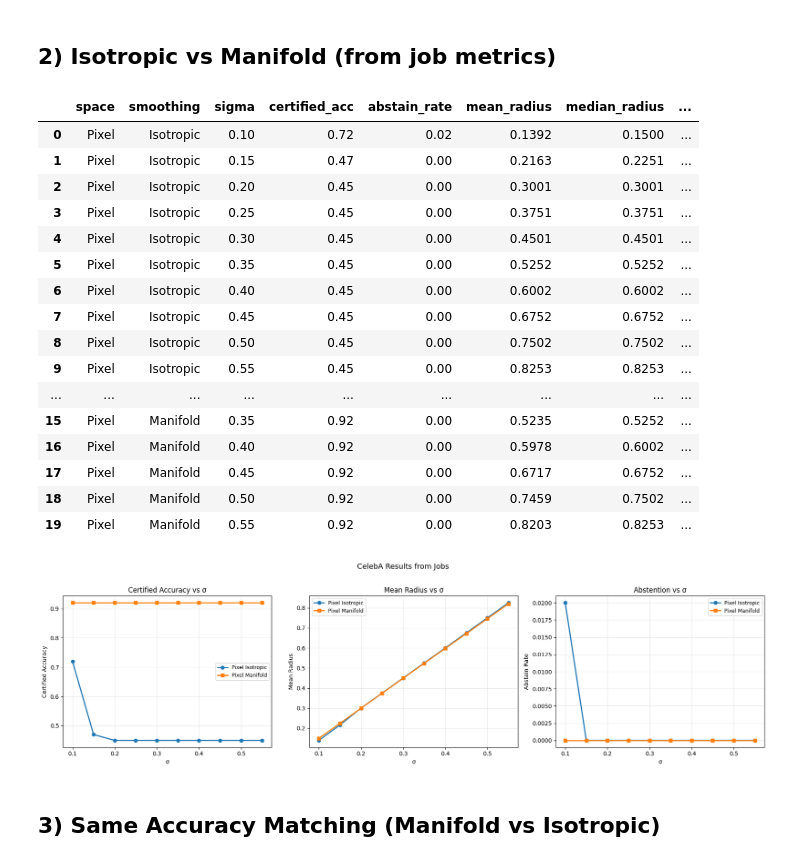
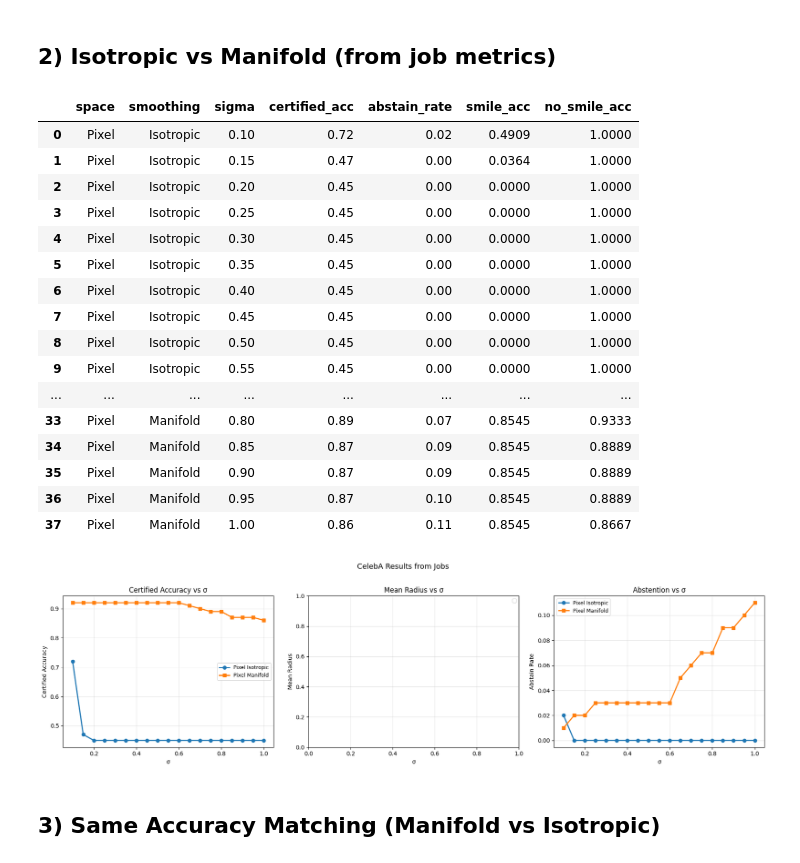
Before and after one commit to daniyaniazi/RandomizedSmothingmanifold, a Jupyter notebook: notebooks/CelebA_NewVolume_Results_Analysis.ipynb, the cells around one changed output. Saved outputs shown, nothing was run; the diff lists cells and outputs as text; code cells hidden in the pictures.

```diff
--- a/notebooks/CelebA_NewVolume_Results_Analysis.ipynb
+++ b/notebooks/CelebA_NewVolume_Results_Analysis.ipynb
@@ -45,28 +45,29 @@ MODES = ["pixel_isotropic", "pixel_manifold", "latent_isotropic", "latent_manifo
 # ]
 
 SIGMAS_ALL = [
-    "sigma_0_01",
-    "sigma_0_03",
-    "sigma_0_05",
-    "sigma_0_07",
+    # "sigma_0_01",
+    # "sigma_0_03",
+    # "sigma_0_05",
+    # "sigma_0_07",
     "sigma_0_10",
-    "sigma_0_12",
     "sigma_0_15",
-    "sigma_0_17",
     "sigma_0_20",
-    "sigma_0_22",
     "sigma_0_25",
-    "sigma_0_27",
     "sigma_0_30",
-    "sigma_0_32",
     "sigma_0_35",
-    "sigma_0_37",
     "sigma_0_40",
-    "sigma_0_42",
     "sigma_0_45",
-    "sigma_0_47",
     "sigma_0_50",
     "sigma_0_55",
+    "sigma_0_60",
+    "sigma_0_65",
+    "sigma_0_70",
+    "sigma_0_75",
+    "sigma_0_80",
+    "sigma_0_85",
+    "sigma_0_90",
+    "sigma_0_95",
+    "sigma_1_00",
 ]
 def sigma_val(s: str) -> float:
     return float(s.replace("sigma_", "").replace("_", "."))
@@ -108,8 +109,8 @@ for mode in MODES:
         if m is None or m.get("_status") == "running":
             continue
 
-        vol = m.get('volume', {}) if isinstance(m, dict) else {}
-        geo = vol.get('geometry', {}) if isinstance(vol, dict) else {}
+        # vol = m.get('volume', {}) if isinstance(m, dict) else {}
+        # geo = vol.get('geometry', {}) if isinstance(vol, dict) else {}
 
         rows.append({
             # "mode": mode_label(mode),
@@ -118,63 +119,66 @@ for mode in MODES:
             "sigma": sigma_val(sig),
             "certified_acc": m.get("certified_accuracy", np.nan),
             "abstain_rate": m.get("abstain_rate", np.nan),
-            "mean_radius": m.get("mean_radius", np.nan),
-            "median_radius": m.get("median_radius", np.nan),
-            "certified_correct": m.get("certified_correct", np.nan),
+            # "mean_radius": m.get("mean_radius", np.nan),
+            # "median_radius": m.get("median_radius", np.nan),
+            # "certified_correct": m.get("certified_correct", np.nan),
             # "total": m.get("total_test_samples", np.nan),
             "smile_acc": m.get("class_smile_accuracy", np.nan),
             "no_smile_acc": m.get("class_no_smile_accuracy", np.nan),
+            # "log_v_iso_geo": geo.get("log_v_iso_geo", np.nan),
+            # "mean_log_v_mani_geo": geo.get("mean_log_v_mani_geo_max_norm", geo.get("mean_log_v_mani_geo", np.nan)),
         })
 
 if not rows:
     print("No completed CelebA metrics found yet.")
 else:
     df = pd.DataFrame(rows).sort_values([ "smoothing", "sigma"])
     display(df.round(4))
+    df.to_csv("celeba_certify_unscaled.csv")
 
     fig, axes = plt.subplots(1, 3, figsize=(18, 5))
     for space in ["Pixel", "Latent"]:
         for smooth, style in [("Isotropic", "o-"), ("Manifold", "s-")]:
             sub = df[(df["space"] == space) & (df["smoothing"] == smooth)].sort_values("sigma")
             if sub.empty:
                 continue
             label = f"{space} {smooth}"
             axes[0].plot(sub["sigma"], sub["certified_acc"], style, linewidth=2, label=label)
-            axes[1].plot(sub["sigma"], sub["mean_radius"], style, linewidth=2, label=label)
+            # axes[1].plot(sub["sigma"], sub["mean_radius"], style, linewidth=2, label=label)
             axes[2].plot(sub["sigma"], sub["abstain_rate"], style, linewidth=2, label=label)
 
     axes[0].set_title("Certified Accuracy vs σ")
     axes[1].set_title("Mean Radius vs σ")
     axes[2].set_title("Abstention vs σ")
     axes[0].set_ylabel("Certified Accuracy")
     axes[1].set_ylabel("Mean Radius")
     axes[2].set_ylabel("Abstain Rate")
     for ax in axes:
         ax.set_xlabel("σ")
         ax.grid(True, alpha=0.3)
         ax.legend(fontsize=9)
     plt.suptitle("CelebA Results from Jobs", fontsize=13, y=1.02)
     plt.tight_layout()
     plt.show()
 # %% [output]
-|  | space | smoothing | sigma | certified_acc | abstain_rate | mean_radius | median_radius | ... |
-| 0 | Pixel | Isotropic | 0.10 | 0.72 | 0.02 | 0.1392 | 0.1500 | ... |
-| 1 | Pixel | Isotropic | 0.15 | 0.47 | 0.00 | 0.2163 | 0.2251 | ... |
-| 2 | Pixel | Isotropic | 0.20 | 0.45 | 0.00 | 0.3001 | 0.3001 | ... |
-| 3 | Pixel | Isotropic | 0.25 | 0.45 | 0.00 | 0.3751 | 0.3751 | ... |
-| 4 | Pixel | Isotropic | 0.30 | 0.45 | 0.00 | 0.4501 | 0.4501 | ... |
-| 5 | Pixel | Isotropic | 0.35 | 0.45 | 0.00 | 0.5252 | 0.5252 | ... |
-| 6 | Pixel | Isotropic | 0.40 | 0.45 | 0.00 | 0.6002 | 0.6002 | ... |
-| 7 | Pixel | Isotropic | 0.45 | 0.45 | 0.00 | 0.6752 | 0.6752 | ... |
-| 8 | Pixel | Isotropic | 0.50 | 0.45 | 0.00 | 0.7502 | 0.7502 | ... |
-| 9 | Pixel | Isotropic | 0.55 | 0.45 | 0.00 | 0.8253 | 0.8253 | ... |
-| ... | ... | ... | ... | ... | ... | ... | ... | ... |
-| 15 | Pixel | Manifold | 0.35 | 0.92 | 0.00 | 0.5235 | 0.5252 | ... |
-| 16 | Pixel | Manifold | 0.40 | 0.92 | 0.00 | 0.5978 | 0.6002 | ... |
-| 17 | Pixel | Manifold | 0.45 | 0.92 | 0.00 | 0.6717 | 0.6752 | ... |
-| 18 | Pixel | Manifold | 0.50 | 0.92 | 0.00 | 0.7459 | 0.7502 | ... |
-| 19 | Pixel | Manifold | 0.55 | 0.92 | 0.00 | 0.8203 | 0.8253 | ... |
+|  | space | smoothing | sigma | certified_acc | abstain_rate | smile_acc | no_smile_acc |
+| 0 | Pixel | Isotropic | 0.10 | 0.72 | 0.02 | 0.4909 | 1.0000 |
+| 1 | Pixel | Isotropic | 0.15 | 0.47 | 0.00 | 0.0364 | 1.0000 |
+| 2 | Pixel | Isotropic | 0.20 | 0.45 | 0.00 | 0.0000 | 1.0000 |
+| 3 | Pixel | Isotropic | 0.25 | 0.45 | 0.00 | 0.0000 | 1.0000 |
+| 4 | Pixel | Isotropic | 0.30 | 0.45 | 0.00 | 0.0000 | 1.0000 |
+| 5 | Pixel | Isotropic | 0.35 | 0.45 | 0.00 | 0.0000 | 1.0000 |
+| 6 | Pixel | Isotropic | 0.40 | 0.45 | 0.00 | 0.0000 | 1.0000 |
+| 7 | Pixel | Isotropic | 0.45 | 0.45 | 0.00 | 0.0000 | 1.0000 |
+| 8 | Pixel | Isotropic | 0.50 | 0.45 | 0.00 | 0.0000 | 1.0000 |
+| 9 | Pixel | Isotropic | 0.55 | 0.45 | 0.00 | 0.0000 | 1.0000 |
+| ... | ... | ... | ... | ... | ... | ... | ... |
+| 33 | Pixel | Manifold | 0.80 | 0.89 | 0.07 | 0.8545 | 0.9333 |
+| 34 | Pixel | Manifold | 0.85 | 0.87 | 0.09 | 0.8545 | 0.8889 |
+| 35 | Pixel | Manifold | 0.90 | 0.87 | 0.09 | 0.8545 | 0.8889 |
+| 36 | Pixel | Manifold | 0.95 | 0.87 | 0.10 | 0.8545 | 0.8889 |
+| 37 | Pixel | Manifold | 1.00 | 0.86 | 0.11 | 0.8545 | 0.8667 |
-[figure, old version]
+[figure, new version]
 # %% [markdown]
 ## 3) Same Accuracy Matching (Manifold vs Isotropic)
 # %%
```
Also changed, not shown: parts of 4 cells of this notebook, 4 other files.
